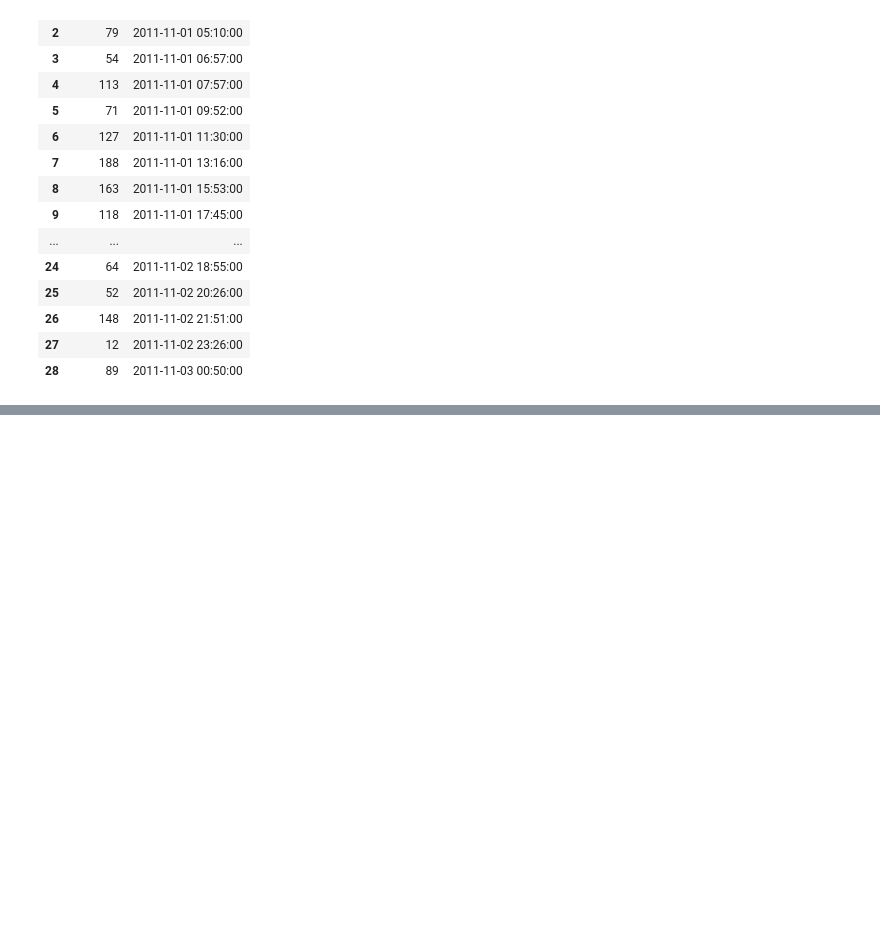
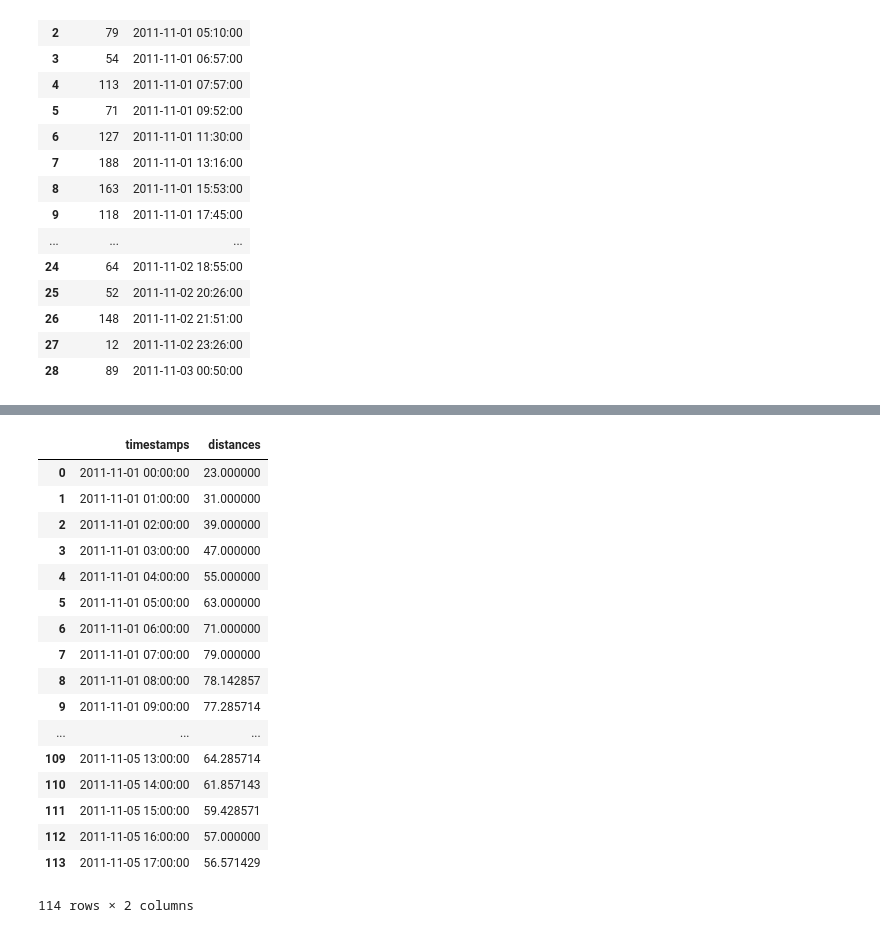
Before and after one commit to EricSchles/pyspark_examples, a Jupyter notebook: example_scipy.ipynb, the cells around one changed output, grey strips where cells are left out. Cells and saved outputs as stored; diff of their text form; code cells hidden in the pictures; blank space fills up the shorter version.

```diff
--- a/example_scipy.ipynb
+++ b/example_scipy.ipynb
@@ -491,9 +535,3 @@ result
 | 26 | 148 | 2011-11-02 21:51:00 |
 | 27 | 12 | 2011-11-02 23:26:00 |
 | 28 | 89 | 2011-11-03 00:50:00 |
-# %%
-start_timestamp = df.select("timestamp").first().asDict()["timestamp"]
-end_timestamp = start_timestamp + timedelta(hours=1)
-last_timestamp = get_last(df)["timestamp"]
-
-df.filter(df.timestamp >= end_timestamp).select("timestamp").first().asDict()["timestamp"]
@@ -501,0 +635,21 @@ datetime.datetime(2011, 11, 1, 1, 40)
+# %%
+result
+# %% [output]
+|  | timestamps | distances |
+| 0 | 2011-11-01 00:00:00 | 23.000000 |
+| 1 | 2011-11-01 01:00:00 | 31.000000 |
+| 2 | 2011-11-01 02:00:00 | 39.000000 |
+| 3 | 2011-11-01 03:00:00 | 47.000000 |
+| 4 | 2011-11-01 04:00:00 | 55.000000 |
+| 5 | 2011-11-01 05:00:00 | 63.000000 |
+| 6 | 2011-11-01 06:00:00 | 71.000000 |
+| 7 | 2011-11-01 07:00:00 | 79.000000 |
+| 8 | 2011-11-01 08:00:00 | 78.142857 |
+| 9 | 2011-11-01 09:00:00 | 77.285714 |
+| ... | ... | ... |
+| 109 | 2011-11-05 13:00:00 | 64.285714 |
+| 110 | 2011-11-05 14:00:00 | 61.857143 |
+| 111 | 2011-11-05 15:00:00 | 59.428571 |
+| 112 | 2011-11-05 16:00:00 | 57.000000 |
+| 113 | 2011-11-05 17:00:00 | 56.571429 |
+114 rows × 2 columns
```
Also changed, not shown: parts of 4 cells of this notebook.
